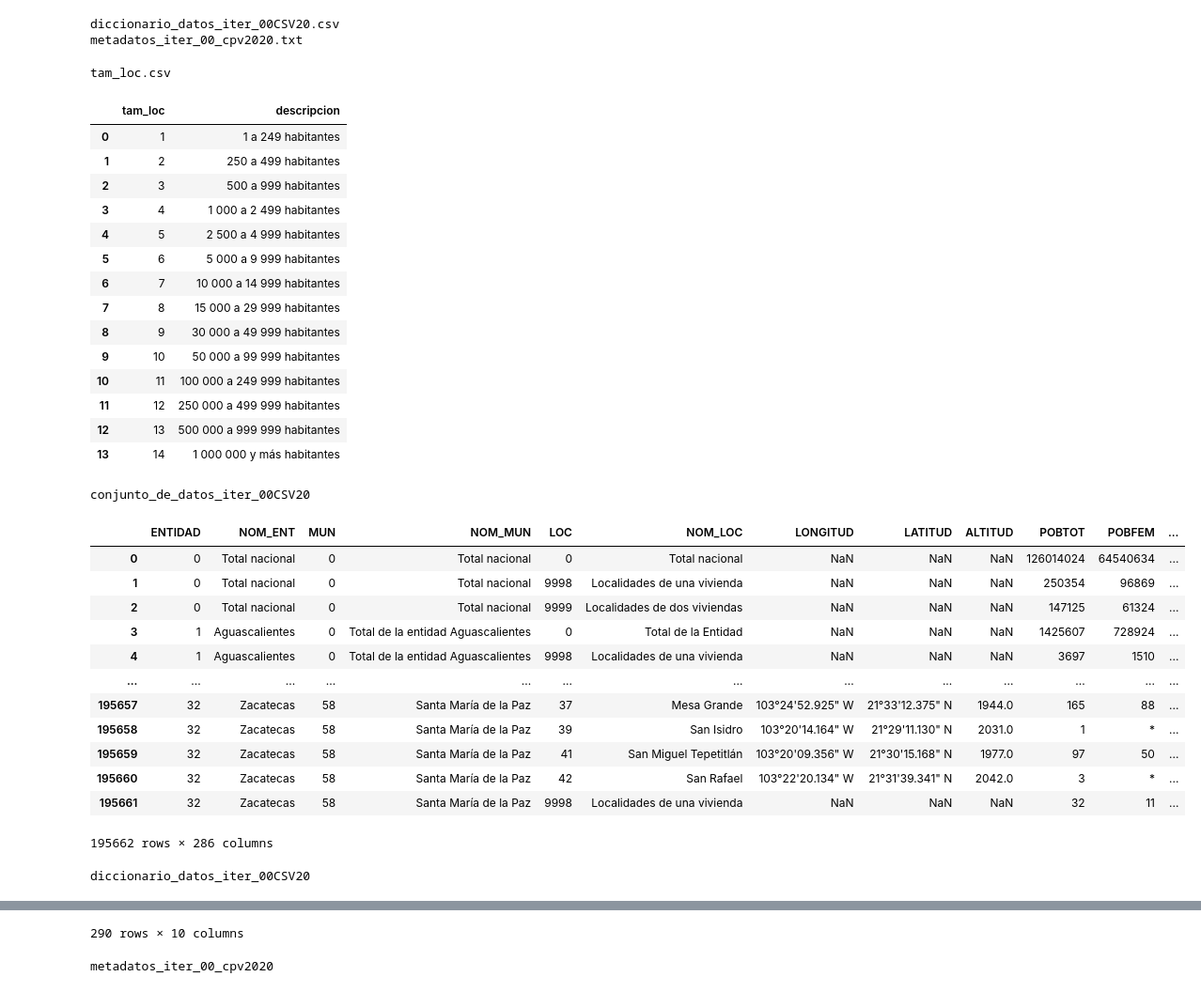
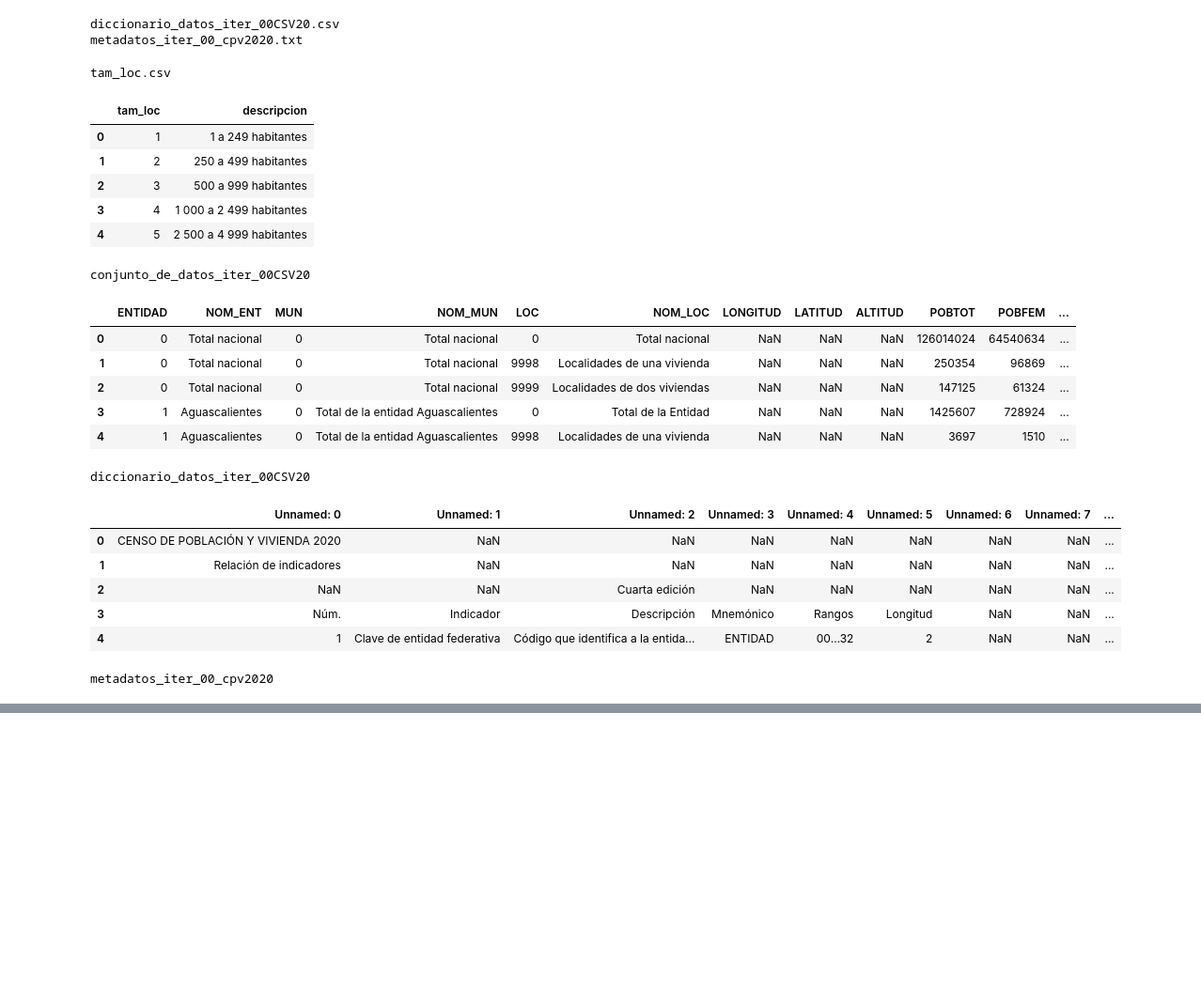
Before and after one commit to Betorcido/CDD_practica1_m3, a Jupyter notebook: M3_P1_DMC.ipynb, the cells around one changed output, grey strips where cells are left out. Shown at 94% size. Drawn from its saved outputs; the diff is of its cells as text; code cells hidden in the pictures; blank space fills up the shorter version.

```diff
--- a/M3_P1_DMC.ipynb
+++ b/M3_P1_DMC.ipynb
@@ -4,6 +4,7 @@ import zipfile
 import pandas as pd
 import numpy as np
 pd.set_option('display.max_columns', None)
+pd.set_option('display.max_rows',None)
 # %%
 dfs = {}
 
@@ -35,36 +36,27 @@ metadatos_iter_00_cpv2020.txt
 # %%
 for key in dfs.keys():
     print(key)
-    display(dfs[key])
+    display(dfs[key].head())
 # %% [output]
 tam_loc.csv
 |  | tam_loc | descripcion |
 | 0 | 1 | 1 a 249 habitantes |
 | 1 | 2 | 250 a 499 habitantes |
 | 2 | 3 | 500 a 999 habitantes |
 | 3 | 4 | 1 000 a 2 499 habitantes |
 | 4 | 5 | 2 500 a 4 999 habitantes |
-| 5 | 6 | 5 000 a 9 999 habitantes |
-| 6 | 7 | 10 000 a 14 999 habitantes |
-| 7 | 8 | 15 000 a 29 999 habitantes |
-| 8 | 9 | 30 000 a 49 999 habitantes |
-| 9 | 10 | 50 000 a 99 999 habitantes |
-| 10 | 11 | 100 000 a 249 999 habitantes |
-| 11 | 12 | 250 000 a 499 999 habitantes |
-| 12 | 13 | 500 000 a 999 999 habitantes |
-| 13 | 14 | 1 000 000 y más habitantes |
 conjunto_de_datos_iter_00CSV20
 |  | ENTIDAD | NOM_ENT | MUN | NOM_MUN | LOC | NOM_LOC | LONGITUD | LATITUD | ALTITUD | POBTOT | POBFEM | ... |
 | 0 | 0 | Total nacional | 0 | Total nacional | 0 | Total nacional | NaN | NaN | NaN | 126014024 | 64540634 | ... |
 | 1 | 0 | Total nacional | 0 | Total nacional | 9998 | Localidades de una vivienda | NaN | NaN | NaN | 250354 | 96869 | ... |
 | 2 | 0 | Total nacional | 0 | Total nacional | 9999 | Localidades de dos viviendas | NaN | NaN | NaN | 147125 | 61324 | ... |
 | 3 | 1 | Aguascalientes | 0 | Total de la entidad Aguascalientes | 0 | Total de la Entidad | NaN | NaN | NaN | 1425607 | 728924 | ... |
 | 4 | 1 | Aguascalientes | 0 | Total de la entidad Aguascalientes | 9998 | Localidades de una vivienda | NaN | NaN | NaN | 3697 | 1510 | ... |
-| ... | ... | ... | ... | ... | ... | ... | ... | ... | ... | ... | ... | ... |
-| 195657 | 32 | Zacatecas | 58 | Santa María de la Paz | 37 | Mesa Grande | 103°24'52.925" W | 21°33'12.375" N | 1944.0 | 165 | 88 | ... |
-| 195658 | 32 | Zacatecas | 58 | Santa María de la Paz | 39 | San Isidro | 103°20'14.164" W | 21°29'11.130" N | 2031.0 | 1 | * | ... |
-| 195659 | 32 | Zacatecas | 58 | Santa María de la Paz | 41 | San Miguel Tepetitlán | 103°20'09.356" W | 21°30'15.168" N | 1977.0 | 97 | 50 | ... |
-| 195660 | 32 | Zacatecas | 58 | Santa María de la Paz | 42 | San Rafael | 103°22'20.134" W | 21°31'39.341" N | 2042.0 | 3 | * | ... |
-| 195661 | 32 | Zacatecas | 58 | Santa María de la Paz | 9998 | Localidades de una vivienda | NaN | NaN | NaN | 32 | 11 | ... |
-195662 rows × 286 columns
+diccionario_datos_iter_00CSV20
+|  | Unnamed: 0 | Unnamed: 1 | Unnamed: 2 | Unnamed: 3 | Unnamed: 4 | Unnamed: 5 | Unnamed: 6 | Unnamed: 7 | ... |
+| 0 | CENSO DE POBLACIÓN Y VIVIENDA 2020 | NaN | NaN | NaN | NaN | NaN | NaN | NaN | ... |
+| 1 | Relación de indicadores | NaN | NaN | NaN | NaN | NaN | NaN | NaN | ... |
+| 2 | NaN | NaN | Cuarta edición | NaN | NaN | NaN | NaN | NaN | ... |
+| 3 | Núm. | Indicador | Descripción | Mnemónico | Rangos | Longitud | NaN | NaN | ... |
+| 4 | 1 | Clave de entidad federativa | Código que identifica a la entida... | ENTIDAD | 00…32 | 2 | NaN | NaN | ... |
-diccionario_datos_iter_00CSV20
+metadatos_iter_00_cpv2020
@@ -83,5 +63,3 @@ diccionario_datos_iter_00CSV20
-290 rows × 10 columns
-metadatos_iter_00_cpv2020
 |  | identifier: MEX-INEGI.ESD2.01-CPV... |
 | 0 | title: Principales resultados por... |
 | 1 | description: |
```
Also changed, not shown: parts of 18 cells of this notebook, 1 other file.
